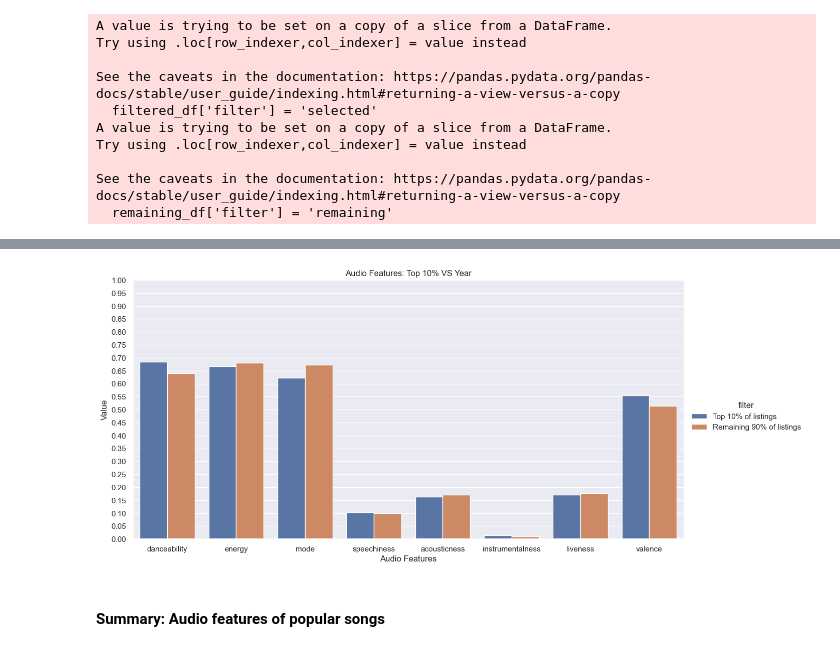
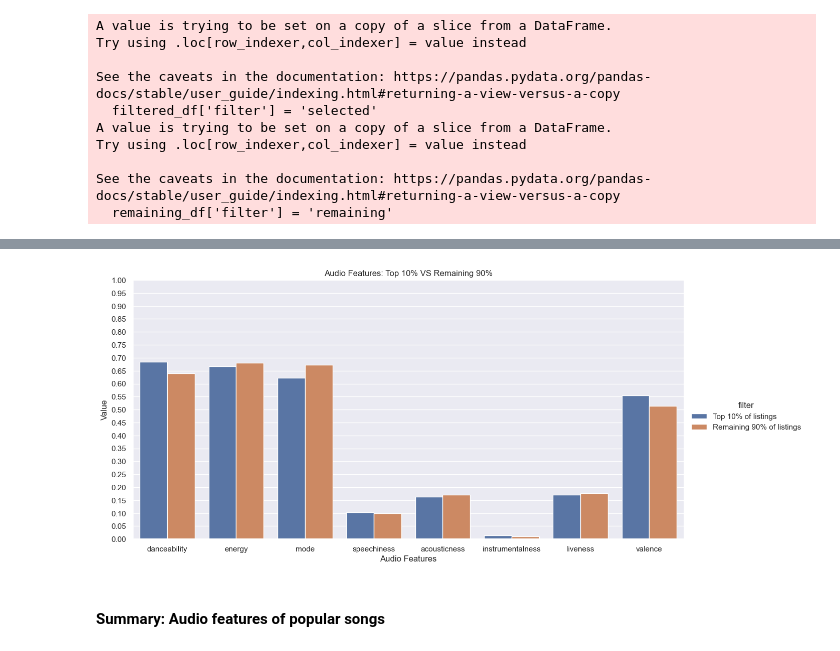
Before and after one commit to guillermocontp/recommendation-system, a Jupyter notebook: eda/analysis.ipynb, the cells around one changed output, grey strips where cells are left out. Saved outputs shown, nothing was run; the diff lists cells and outputs as text; code cells hidden in the pictures.

```diff
--- a/eda/analysis.ipynb
+++ b/eda/analysis.ipynb
@@ -1519,35 +1524,35 @@ top90_chart_df = agg_audio_features(remaining_df)
 top10_chart_df['filter'] = 'Top 10% of listings'
 top90_chart_df['filter'] = 'Remaining 90% of listings'
 
 # combining tow dataframe into one
 combined_chart_df = pd.concat([top10_chart_df, top90_chart_df])
 
 # plotting top 10% and remaining 90% side by side
 sns.catplot(
     data=combined_chart_df,
     x='feature',
     y='value',
     hue='filter',
     kind='bar',
     height=6,
     aspect=2
 )
 
 # set y axis limit
 plt.ylim(0, 1.0)
 
 # creating tick range
 ticks = [x/20 for x in range(0, 21)]
 plt.yticks(ticks)
 
  # adding labels and title
 plt.xlabel('Audio Features')
 plt.ylabel('Value')
-plt.title('Audio Features: Top 10% VS Year')
+plt.title('Audio Features: Top 10% VS Remaining 90%')
 
 plt.show()
 # %% [output]
-[figure, old version]
+[figure, new version]
 # %% [markdown]
 #### Summary: Audio features of popular songs
 # %% [markdown]
```
Also changed, not shown: parts of 44 cells of this notebook, 1 other file.
